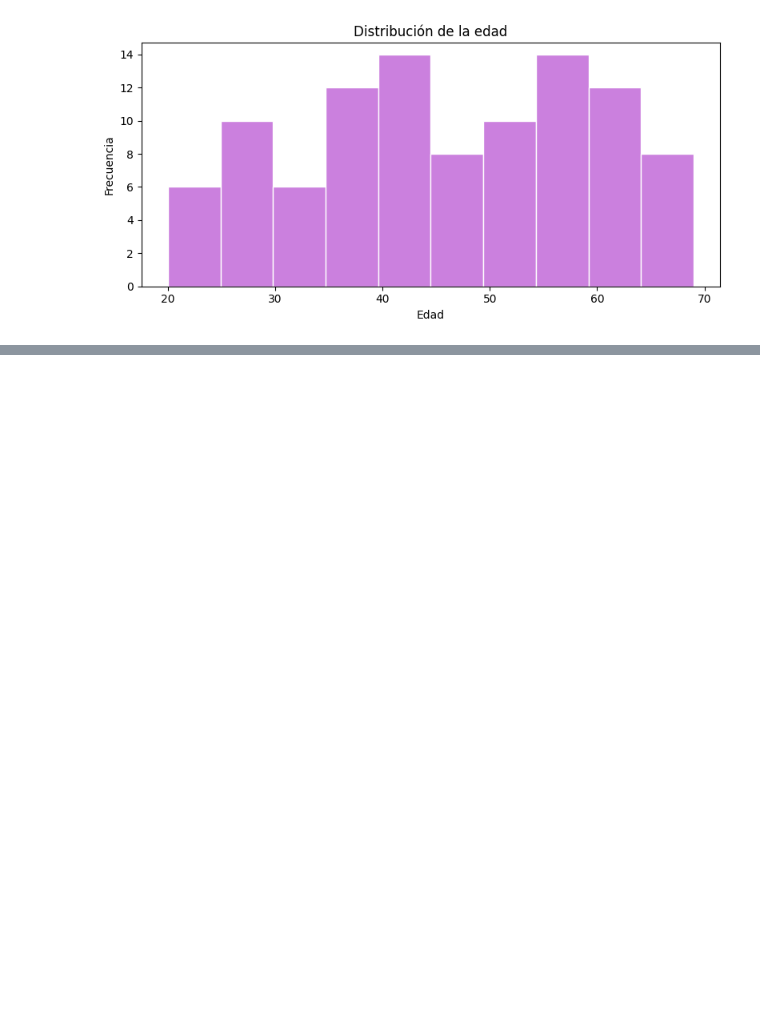
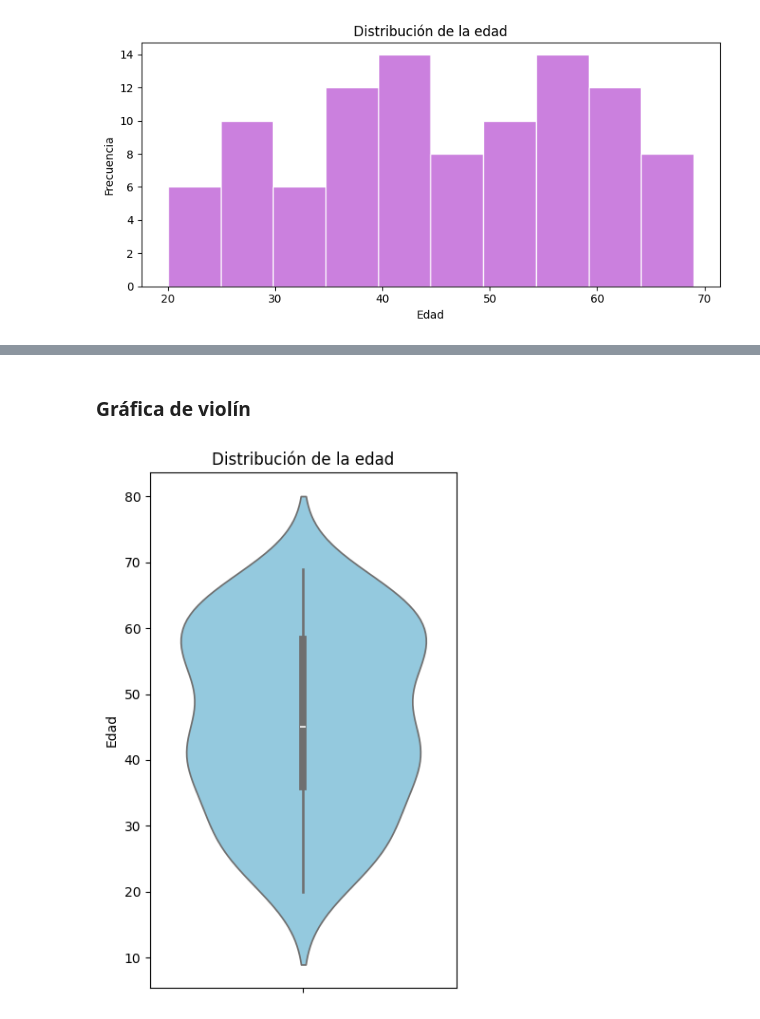
Before and after one commit to jeguns/EP7192, a Jupyter notebook: Capitulo 1/Unidad_1_Python.ipynb, the cells around one changed output, grey strips where cells are left out. Saved outputs shown, nothing was run; the diff lists cells and outputs as text; code cells hidden in the pictures; blank space fills up the shorter version.

```diff
--- a/Capitulo 1/Unidad_1_Python.ipynb
+++ b/Capitulo 1/Unidad_1_Python.ipynb
@@ -683,0 +725,12 @@ plt.show()
+# %% [markdown]
+### Gráfica de violín
+# %%
+plt.figure(figsize=(4, 6))
+sns.violinplot(y='Edad', data=datos, color='skyblue')
+plt.title("Distribución de la edad")
+plt.ylabel("Edad")
+plt.xlabel("")
+plt.tight_layout()
+plt.show()
+# %% [output]
+[figure, added]
```
Also changed, not shown: parts of 12 cells of this notebook.
